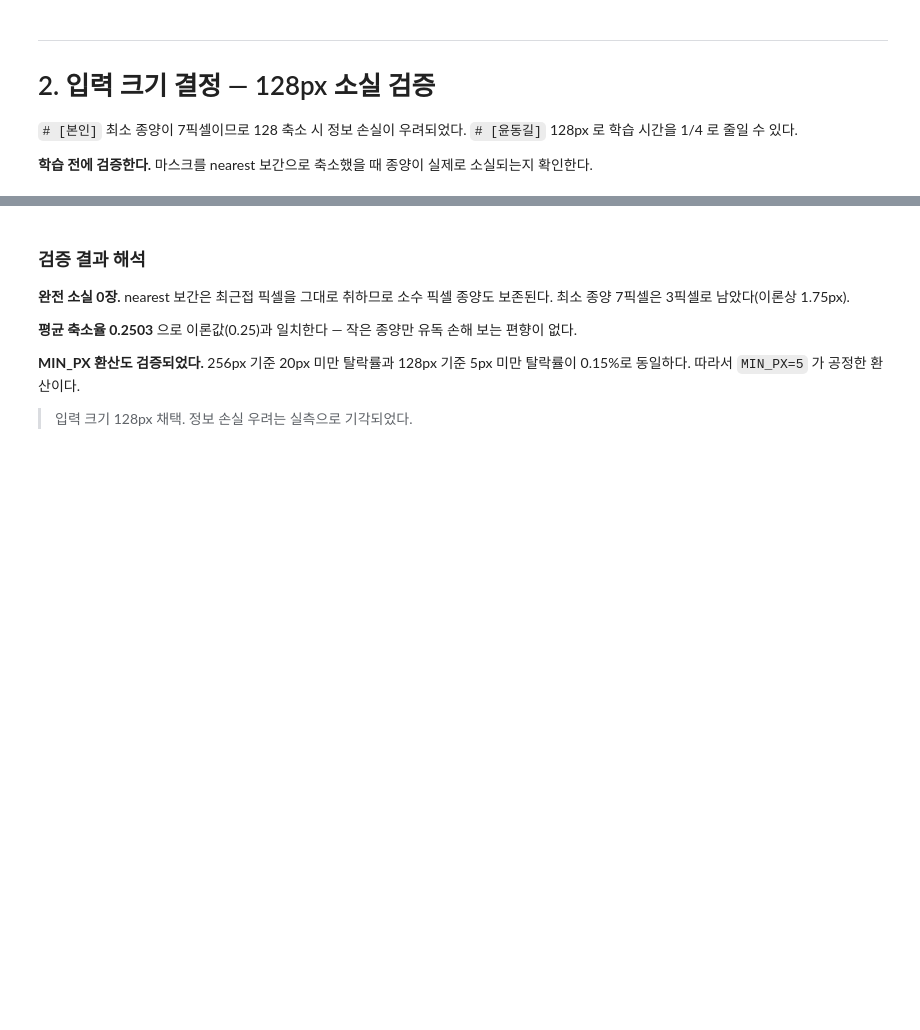
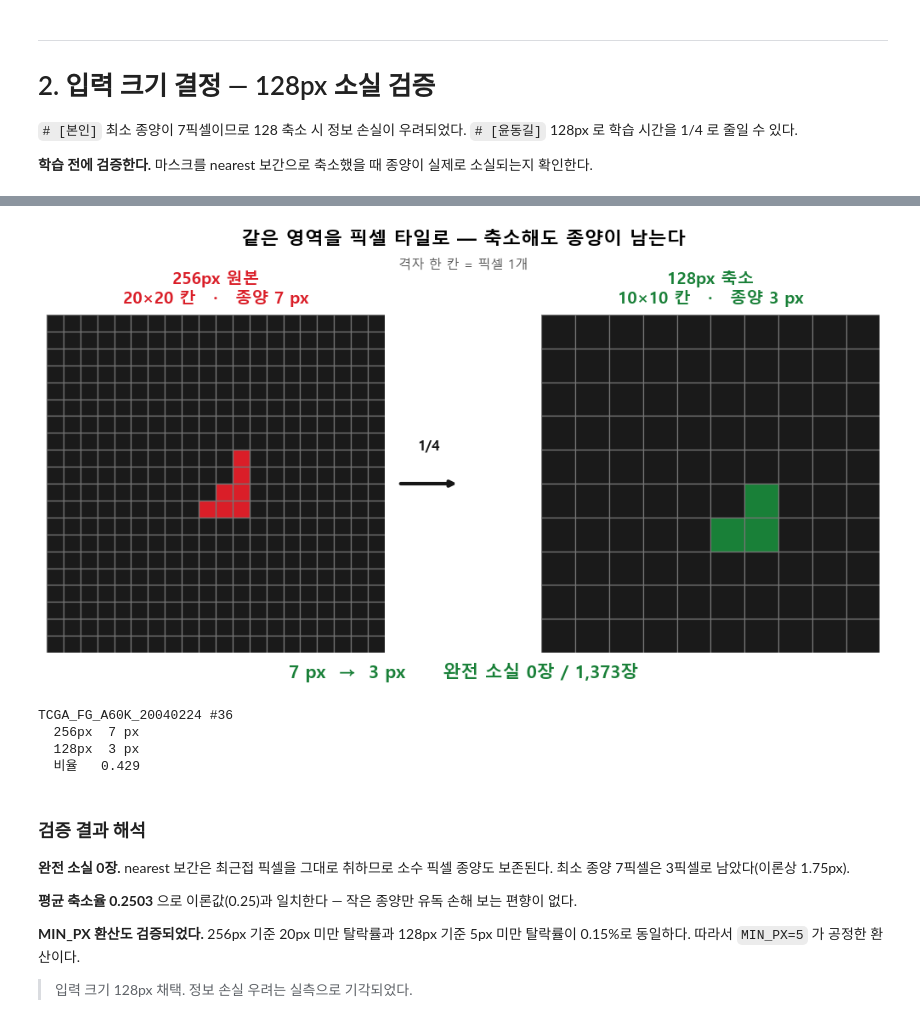
Before and after one commit to leejw4992-a11y/MRIproject, a Jupyter notebook: 팀배지수.ipynb, the cells around one changed output, grey strips where cells are left out. Saved outputs shown, nothing was run; the diff lists cells and outputs as text; code cells hidden in the pictures; blank space fills up the shorter version.

```diff
--- a/LGG_팀통합본.ipynb
+++ b/팀배지수.ipynb
@@ -473,6 +753,77 @@ print(f"  128px 축소, MIN_PX=5  탈락:  {(sz['small']<5).sum()}장 ({(sz['sma
 MIN_PX 환산 검증
   256px 원본, MIN_PX=20 탈락:  2장 (0.15%)
   128px 축소, MIN_PX=5  탈락:  2장 (0.15%)
+# %%
+# ============================================================
+# [본인] 크기 스케일 전후 — 픽셀 타일 (1행 2열, 사례 1개)
+#        셀 18(소실 검증) 바로 뒤에 넣을 것
+# ============================================================
+import matplotlib.pyplot as plt
+from matplotlib.patches import Rectangle
+
+WIN = 10                      # 256px 창 = 20×20, 128px 창 = 10×10
+
+def tiles(ax, grid, title, color):
+    """0/1 배열을 픽셀 하나당 사각형 하나로 그린다"""
+    h, w = grid.shape
+    for y in range(h):
+        for x in range(w):
+            ax.add_patch(Rectangle((x, h-1-y), 1, 1,
+                                   facecolor=color if grid[y, x] > 0 else "#1a1a1a",
+                                   edgecolor="#767676", linewidth=0.9))
+    ax.set_xlim(0, w); ax.set_ylim(0, h); ax.set_aspect("equal")
+    ax.set_xticks([]); ax.set_yticks([])
+    for s in ax.spines.values(): s.set_visible(False)
+    ax.set_title(f"{title}\n{w}×{h} 칸   ·   종양 {int(grid.sum())} px",
+                 fontweight="bold", fontsize=14, color=color, pad=10)
+
+# ---------- 가장 작은 종양 ----------
+pos = df[df.tumor == 1]
+i   = pos.tumor_px.idxmin()
+
+mk = (cv2.imread(df.loc[i, "mask"], cv2.IMREAD_GRAYSCALE) > 127).astype(np.uint8)
+sm = cv2.resize(mk, (128, 128), interpolation=cv2.INTER_NEAREST)
+
+ys, xs = np.where(mk > 0)
+cy, cx = int(round(ys.mean())), int(round(xs.mean()))
+y0 = max(0, min(256 - 2*WIN, cy - WIN))
+x0 = max(0, min(256 - 2*WIN, cx - WIN))
+
+g256 = mk[y0:y0+2*WIN,     x0:x0+2*WIN]
+g128 = sm[y0//2:y0//2+WIN, x0//2:x0//2+WIN]
+
+fig, ax = plt.subplots(1, 2, figsize=(11, 5.6))
+tiles(ax[0], g256, "256px 원본", "#DA1E28")
+tiles(ax[1], g128, "128px 축소", "#198038")
+
+# 가운데 화살표
+ax[0].annotate("", xy=(1.22, 0.5), xytext=(1.04, 0.5), xycoords="axes fraction",
+               arrowprops=dict(arrowstyle="->", lw=3, color="#161616"))
+ax[0].text(1.13, 0.60, "1/4", transform=ax[0].transAxes,
+           ha="center", fontsize=12, fontweight="bold", color="#161616")
+
+fig.text(0.5, 0.955, "같은 영역을 픽셀 타일로 — 축소해도 종양이 남는다",
+         ha="center", fontsize=16, fontweight="bold")
+fig.text(0.5, 0.905, "격자 한 칸 = 픽셀 1개",
+         ha="center", fontsize=11, color="#525252")
+fig.text(0.5, 0.045,
+         f"{int(mk.sum())} px  →  {int(sm.sum())} px      완전 소실 0장 / 1,373장",
+         ha="center", fontsize=15, fontweight="bold", color="#198038")
+
+plt.tight_layout(rect=[0, 0.07, 1, 0.89])
+plt.savefig("tiles_1x2.png", dpi=200, bbox_inches="tight", facecolor="white")
+plt.show()
+
+print(f"{df.loc[i,'patient']} #{int(df.loc[i,'slice'])}")
+print(f"  256px  {int(mk.sum())} px")
+print(f"  128px  {int(sm.sum())} px")
+print(f"  비율   {sm.sum()/mk.sum():.3f}")
+# %% [output]
+[figure, added]
+TCGA_FG_A60K_20040224 #36
+  256px  7 px
+  128px  3 px
+  비율   0.429
 # %% [markdown]
 ### 검증 결과 해석
 
```
Also changed, not shown: parts of 37 cells of this notebook, 18 other files.
